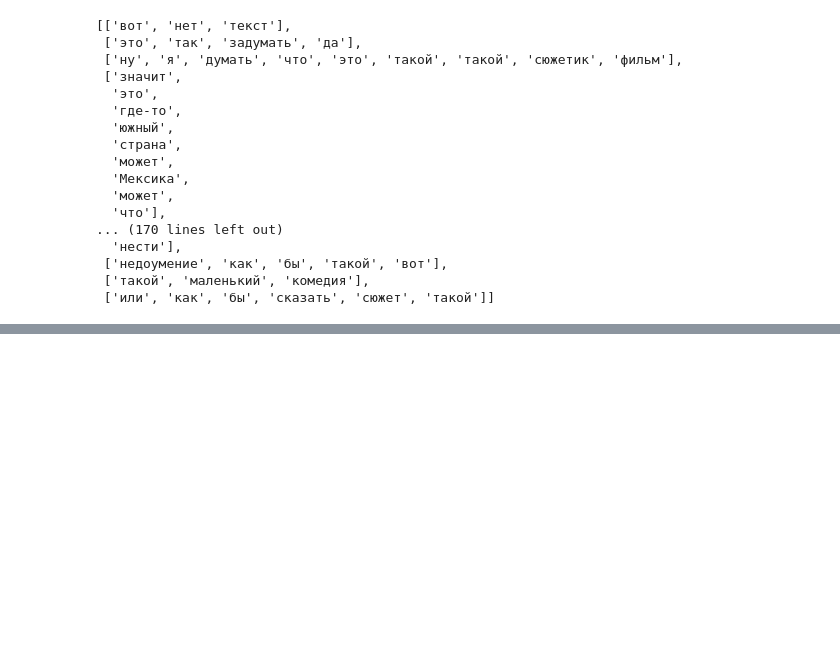
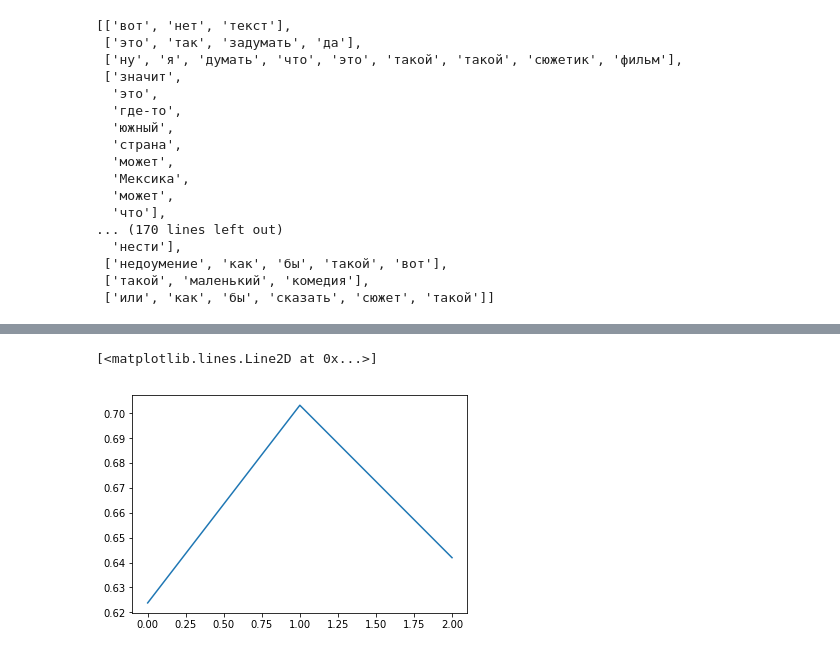
Before and after one commit to flying-bear/modeling_schizo, a Jupyter notebook: modeling_schizo.ipynb, the cells around one changed output, grey strips where cells are left out. Saved outputs shown, nothing was run; the diff lists cells and outputs as text; code cells hidden in the pictures; blank space fills up the shorter version.

```diff
--- a/modeling_schizo.ipynb
+++ b/modeling_schizo.ipynb
@@ -314,0 +352,16 @@ sample['control']['HP-03']
+# %%
+def get_file_clause_vectors(file):
+    file_array = []
+    for clause in file:
+        clause_array = []
+        for word in clause:
+            try:
+                clause_array.append(model.wv[word.lower()])
+            except KeyError:
+                continue
+        clause_vector = nx.mean(clause_array, axis=0)
+        file_array.append(clause_vector)
+    return(file_array)
+# %%
+file = [['я','ненавидеть'],['совершить','самоубийство'], ['отчуждение']]
+model.wv.similar_by_vector(nx.mean(get_file_clause_vectors(file), axis=0))
@@ -314,0 +381,3 @@ sample['control']['HP-03']
+# %%
+def cos_sim(v1, v2):
+    return nx.dot(v1, v2)/(nx.linalg.norm(v1)*nx.linalg.norm(v2))
@@ -314,0 +401,15 @@ sample['control']['HP-03']
+# %%
+def tangentiality_array_1(file):
+    file_clause_vectors = get_file_clause_vectors(file)
+    file_sim = []
+    for i in range(len(file_clause_vectors)-1):
+        if i:
+            file_sim.append(cos_sim(nx.mean(file_clause_vectors[:i], axis=0), file_clause_vectors[i]))
+    return file_sim
+# %%
+file = [['я','ненавидеть'],['совершить','самоубийство'], ['отчуждение'], ['пирожок','очень','вкусный'], ['смерть','искусство']]
+file_sim = tangentiality_array_1(file)
+plt.plot(range(len(file_sim)),file_sim)
+# %% [output]
+[<matplotlib.lines.Line2D at 0x...>]
+[figure, added]
```
Also changed, not shown: parts of 18 cells of this notebook.
